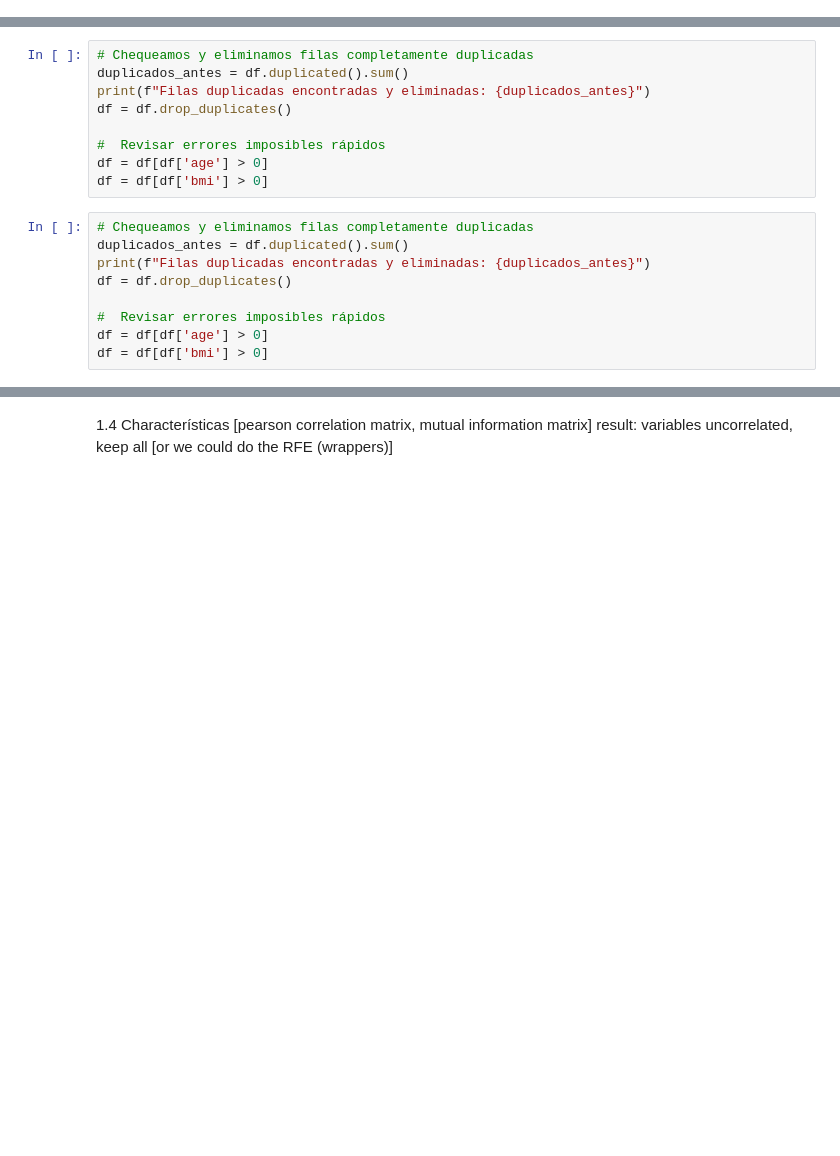
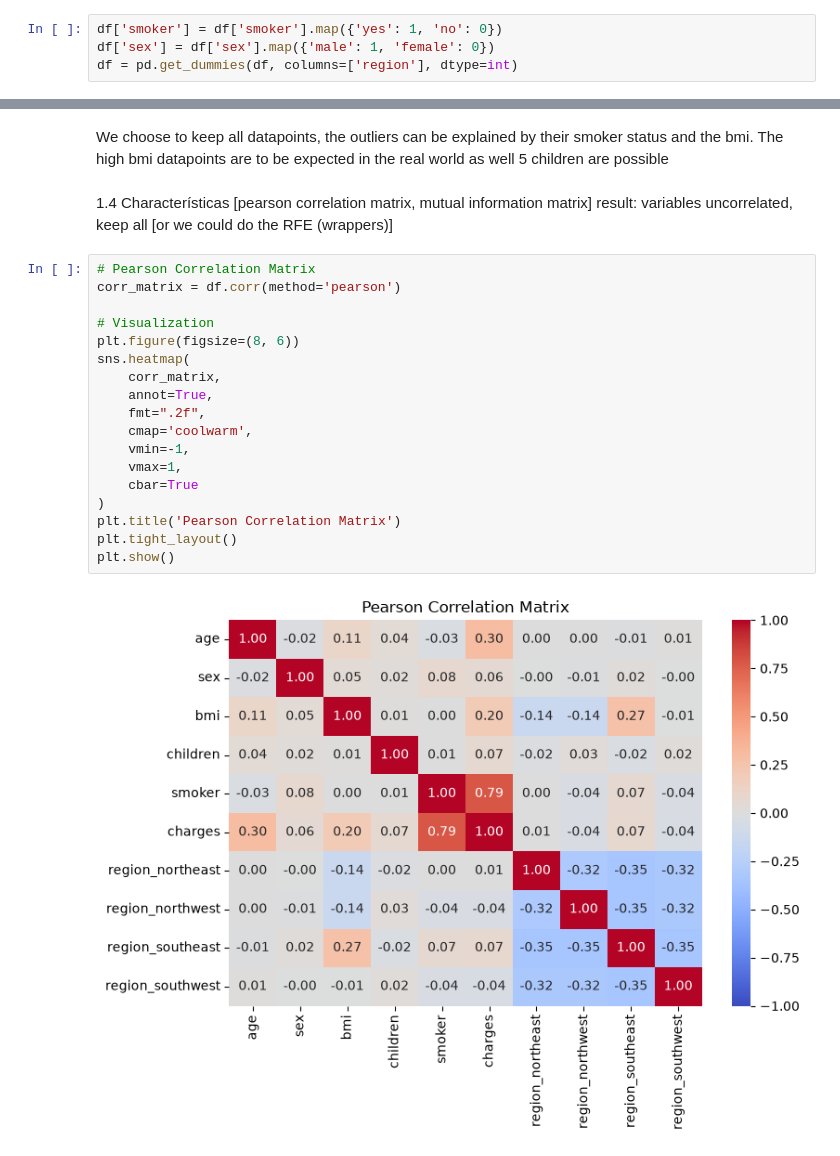
Before and after one commit to Diego050904/TP1_Equipo-5, a Jupyter notebook: 01.Limpieza_de_datos.ipynb, the cells around one changed output, grey strips where cells are left out. Saved outputs shown, nothing was run; the diff lists cells and outputs as text; blank space fills up the shorter version.

```diff
--- a/01.Limpieza_de_datos.ipynb
+++ b/01.Limpieza_de_datos.ipynb
@@ -18,2 +18,6 @@ FileNotFoundError: [Errno 2] No such file or directory: 'insurance.csv'
+# %%
+df['smoker'] = df['smoker'].map({'yes': 1, 'no': 0})
+df['sex'] = df['sex'].map({'male': 1, 'female': 0})
+df = pd.get_dummies(df, columns=['region'], dtype=int)
 # %% [markdown]
 
@@ -21,18 +24,0 @@ FileNotFoundError: [Errno 2] No such file or directory: 'insurance.csv'
-# %%
-# Chequeamos y eliminamos filas completamente duplicadas
-duplicados_antes = df.duplicated().sum()
-print(f"Filas duplicadas encontradas y eliminadas: {duplicados_antes}")
-df = df.drop_duplicates()
-
-#  Revisar errores imposibles rápidos
-df = df[df['age'] > 0]
-df = df[df['bmi'] > 0]
-# %%
-# Chequeamos y eliminamos filas completamente duplicadas
-duplicados_antes = df.duplicated().sum()
-print(f"Filas duplicadas encontradas y eliminadas: {duplicados_antes}")
-df = df.drop_duplicates()
-
-#  Revisar errores imposibles rápidos
-df = df[df['age'] > 0]
-df = df[df['bmi'] > 0]
@@ -49,4 +211,28 @@ df = df[df['bmi'] > 0]
+# %% [markdown]
+We choose to keep all datapoints, the outliers can be explained by their smoker status and the bmi.
+The high bmi datapoints are to be expected in the real world as well
+5 children are possible
 # %% [markdown]
 1.4 Characterísticas
     [pearson correlation matrix, mutual information matrix]
     result: variables uncorrelated, keep all [or we could do the RFE (wrappers)]
+# %%
+# Pearson Correlation Matrix
+corr_matrix = df.corr(method='pearson')
+
+# Visualization
+plt.figure(figsize=(8, 6))
+sns.heatmap(
+    corr_matrix,
+    annot=True,
+    fmt=".2f",
+    cmap='coolwarm',
+    vmin=-1,
+    vmax=1,
+    cbar=True
+)
+plt.title('Pearson Correlation Matrix')
+plt.tight_layout()
+plt.show()
+# %% [output]
+[figure, added]
```
Also changed, not shown: parts of 9 cells of this notebook.
